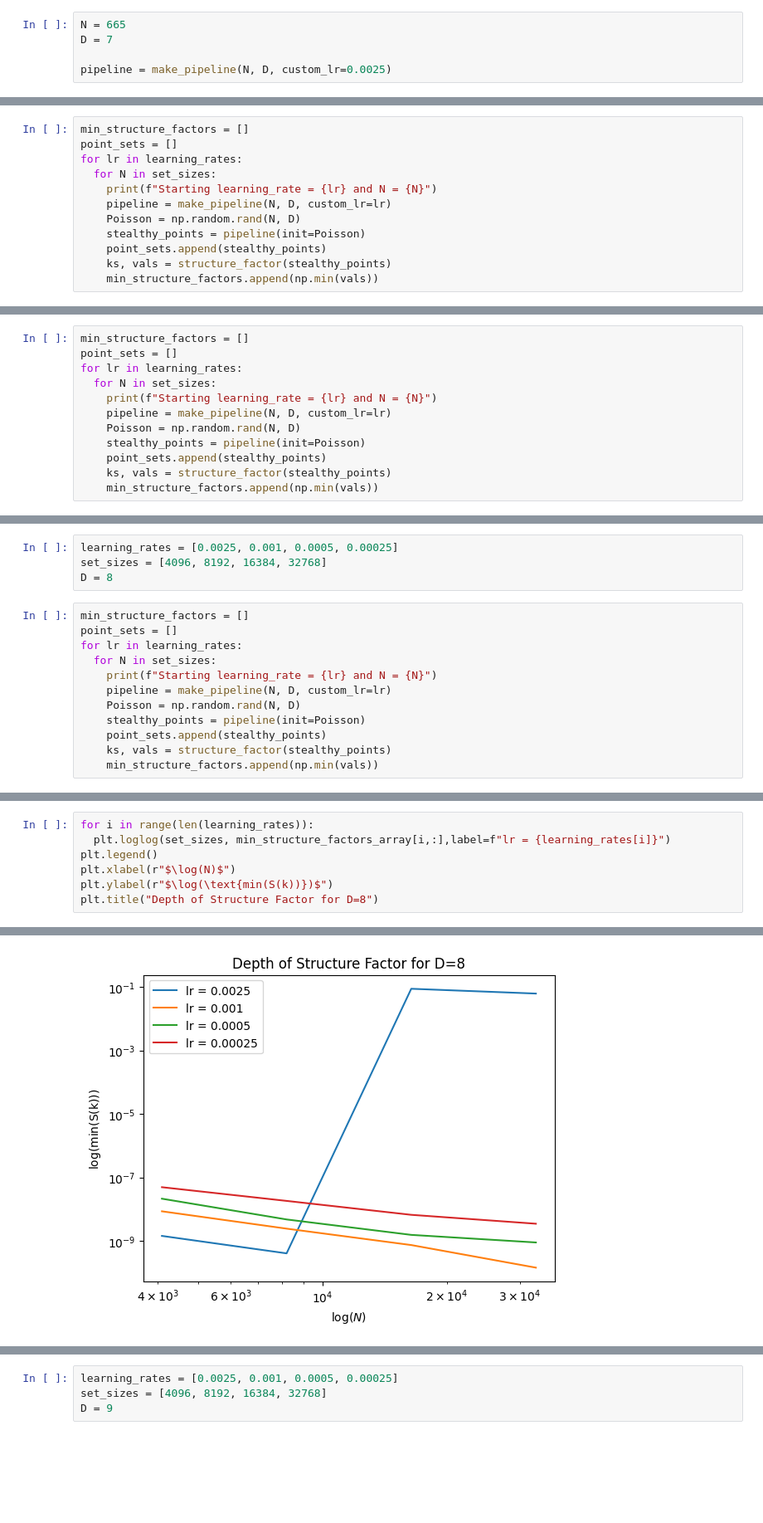
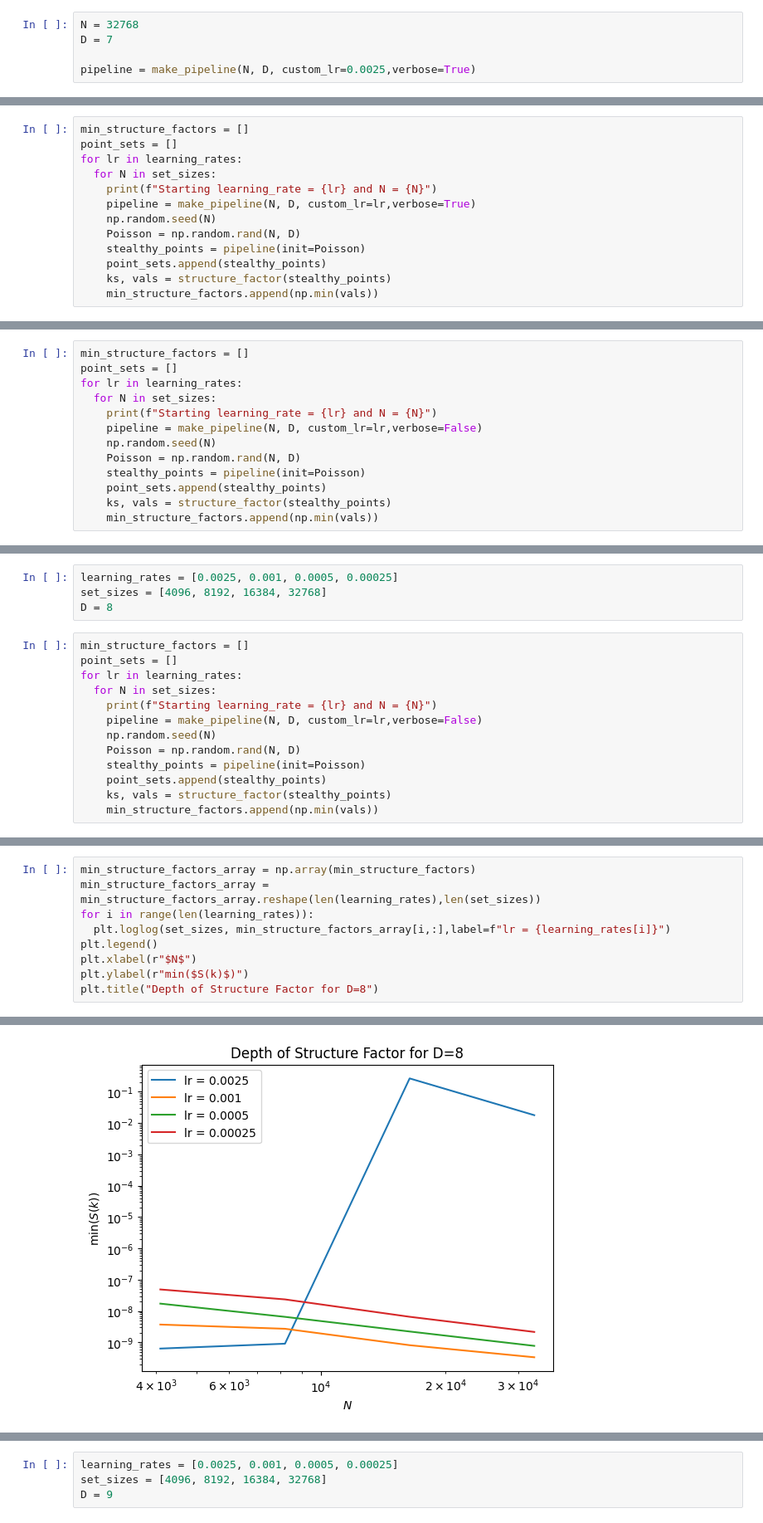
Before and after one commit to Gautam-Chauhan/MSc-Thesis, a Jupyter notebook: brute_force_gaussian_blue_noise.ipynb, the cells around one changed output, grey strips where cells are left out. Shown at 83% size. Cells and saved outputs as stored; diff of their text form; blank space fills up the shorter version.

Commit message:
Reran learning rate experiments with random seeds to make the experiment reproducible. Found that the optimal learning rates didn't change from before, showing that this is not very seed-dependent.

```diff
--- a/brute_force_gaussian_blue_noise.ipynb
+++ b/brute_force_gaussian_blue_noise.ipynb
@@ -254,9 +254,9 @@ DON'T go beyond **a few thousand points** because brute_force has quadratic comp
 - D: dimension of the points \
 feel free to go **up to dimension 100**
 # %%
-N = 665
+N = 32768
 D = 7
 
-pipeline = make_pipeline(N, D, custom_lr=0.0025)
+pipeline = make_pipeline(N, D, custom_lr=0.0025,verbose=True)
 # %% [output]
 available kernels [gaussian / gaussian_sine]
@@ -325,7 +322,8 @@ point_sets = []
 for lr in learning_rates:
   for N in set_sizes:
     print(f"Starting learning_rate = {lr} and N = {N}")
-    pipeline = make_pipeline(N, D, custom_lr=lr)
+    pipeline = make_pipeline(N, D, custom_lr=lr,verbose=True)
+    np.random.seed(N)
     Poisson = np.random.rand(N, D)
     stealthy_points = pipeline(init=Poisson)
     point_sets.append(stealthy_points)
@@ -372,7 +372,8 @@ point_sets = []
 for lr in learning_rates:
   for N in set_sizes:
     print(f"Starting learning_rate = {lr} and N = {N}")
-    pipeline = make_pipeline(N, D, custom_lr=lr)
+    pipeline = make_pipeline(N, D, custom_lr=lr,verbose=False)
+    np.random.seed(N)
     Poisson = np.random.rand(N, D)
     stealthy_points = pipeline(init=Poisson)
     point_sets.append(stealthy_points)
@@ -421,7 +424,8 @@ point_sets = []
 for lr in learning_rates:
   for N in set_sizes:
     print(f"Starting learning_rate = {lr} and N = {N}")
-    pipeline = make_pipeline(N, D, custom_lr=lr)
+    pipeline = make_pipeline(N, D, custom_lr=lr,verbose=False)
+    np.random.seed(N)
     Poisson = np.random.rand(N, D)
     stealthy_points = pipeline(init=Poisson)
     point_sets.append(stealthy_points)
@@ -451,10 +452,12 @@ min_structure_factors_array = min_structure_factors_array.reshape(len(learning_r
 # %%
+min_structure_factors_array = np.array(min_structure_factors)
+min_structure_factors_array = min_structure_factors_array.reshape(len(learning_rates),len(set_sizes))
 for i in range(len(learning_rates)):
   plt.loglog(set_sizes, min_structure_factors_array[i,:],label=f"lr = {learning_rates[i]}")
 plt.legend()
-plt.xlabel(r"$\log(N)$")
-plt.ylabel(r"$\log(\text{min(S(k))})$")
+plt.xlabel(r"$N$")
+plt.ylabel(r"min($S(k)$)")
 plt.title("Depth of Structure Factor for D=8")
 # %% [output]
 Text(0.5, 1.0, 'Depth of Structure Factor for D=8')
-[figure, old version]
+[figure, new version]
```
Also changed, not shown: parts of 33 cells of this notebook.
